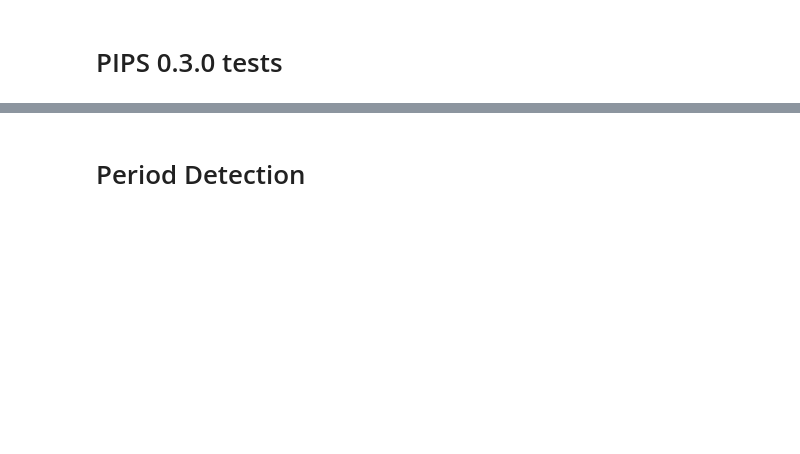
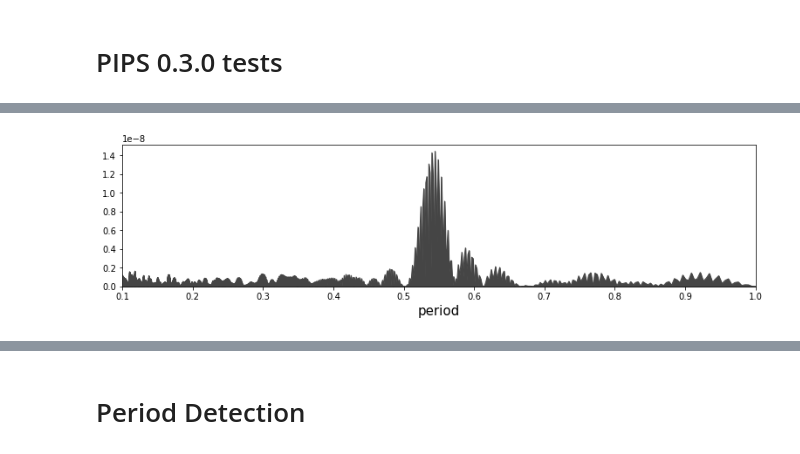
Before and after one commit to SterlingYM/astroPIPS, a Jupyter notebook: test.ipynb, the cells around one changed output, grey strips where cells are left out. Saved outputs shown, nothing was run; the diff lists cells and outputs as text; code cells hidden in the pictures; blank space fills up the shorter version.

```diff
--- a/test.ipynb
+++ b/test.ipynb
@@ -26,0 +131,4 @@ The autoreload extension is already loaded. To reload it, use:
+# %%
+star2.periodogram(method='custom',model='Fourier',p_max=1.0,Nterms=1,N0=20,maxfev=10000).plot()
+# %% [output]
+[figure, added]
```
Also changed, not shown: parts of 49 cells of this notebook, 1 other file.
